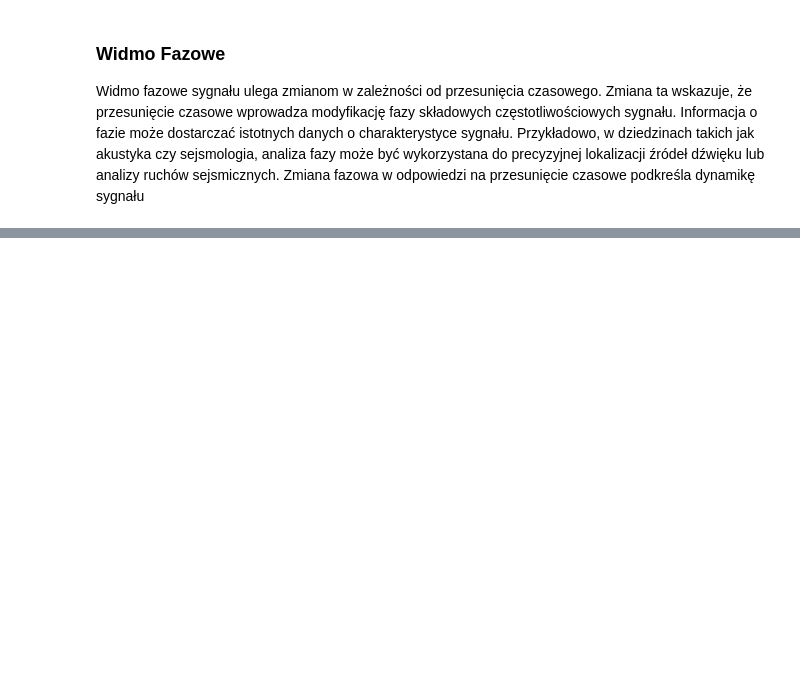
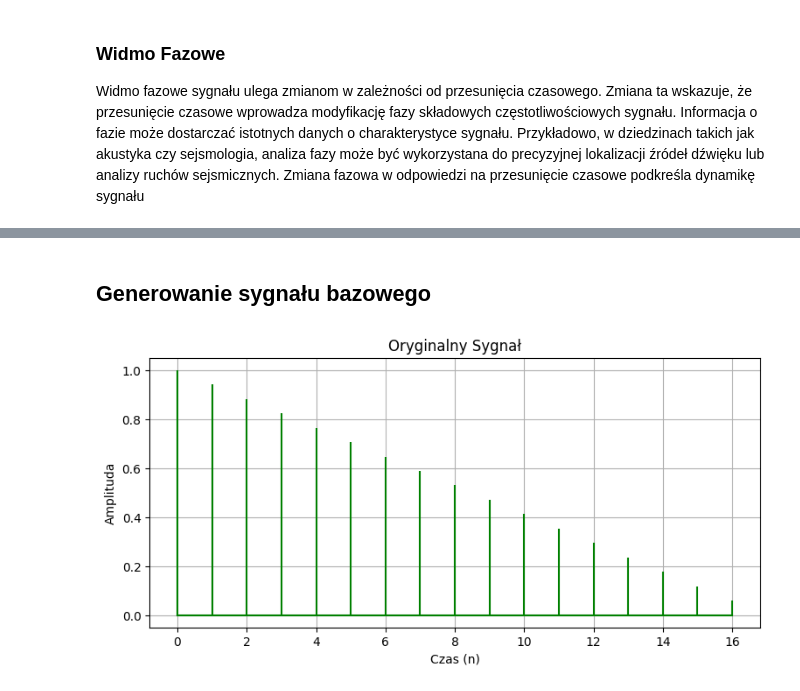
Before and after one commit to Matthev00/WMM, a Jupyter notebook: LAB1/102_OstaszewskiM_KucK.ipynb, the cells around one changed output, grey strips where cells are left out. Drawn from its saved outputs; the diff is of its cells as text; code cells hidden in the pictures; blank space fills up the shorter version.

```diff
--- a/LAB1/102_OstaszewskiM_KucK.ipynb
+++ b/LAB1/102_OstaszewskiM_KucK.ipynb
@@ -172,0 +176,18 @@ Widmo fazowe sygnału ulega zmianom w zależności od przesunięcia czasowego. Z
+# %% [markdown]
+## Generowanie sygnału bazowego
+# %%
+N = 17
+A = 1
+n_base = np.arange(N)
+s_base = A * (1 - np.mod(n_base, N) / N)
+
+# Wykres bazowego sygnału
+plt.figure(figsize=(9, 4))
+plt.stem(n_base, s_base, 'g', markerfmt=" ", basefmt="-g")
+plt.title('Oryginalny Sygnał')
+plt.xlabel('Czas (n)')
+plt.ylabel('Amplituda')
+plt.grid(True)
+plt.show()
+# %% [output]
+[figure, added]
```
Also changed, not shown: parts of 10 cells of this notebook.
